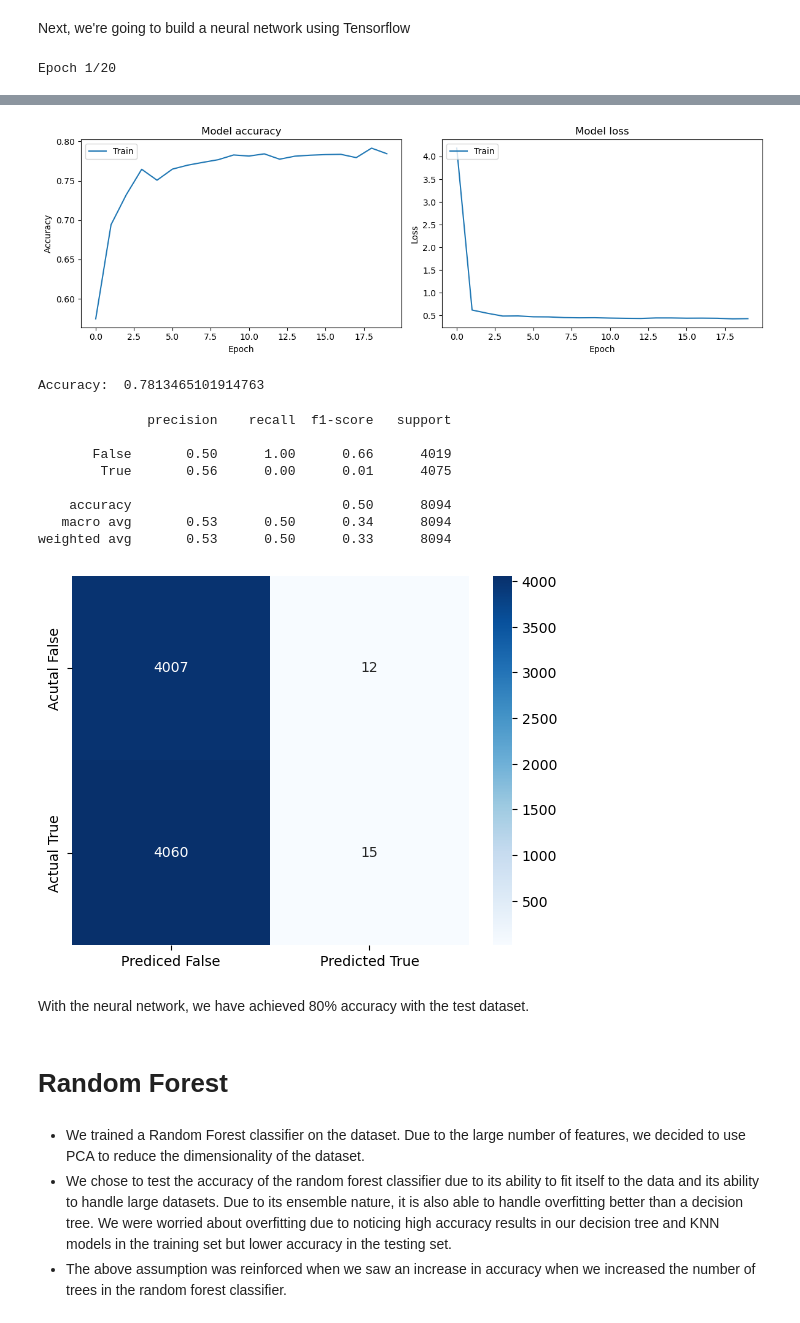
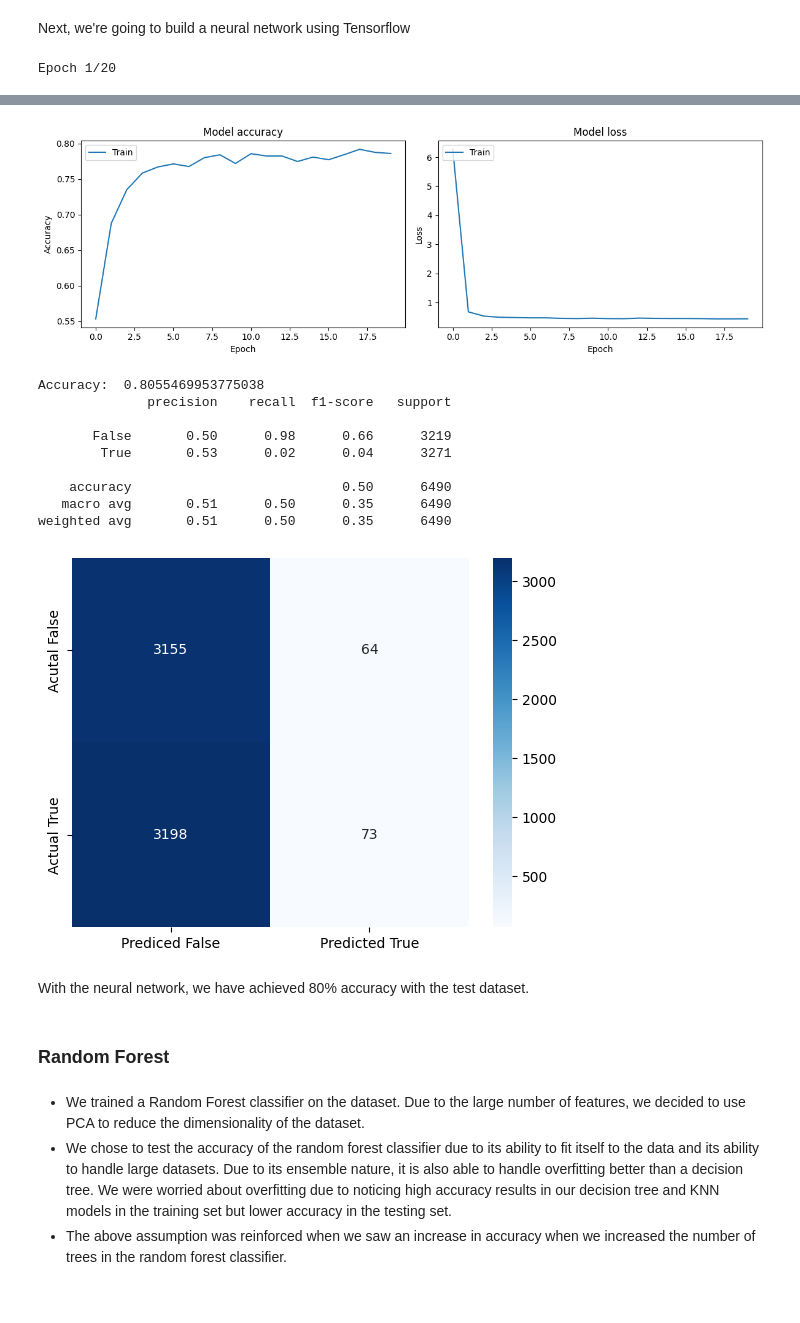
Before and after one commit to Tanyk2004/ML-finalproject, a Jupyter notebook: code.ipynb, the cells around one changed output, grey strips where cells are left out. Cells and saved outputs as stored; diff of their text form; code cells hidden in the pictures.

```diff
--- a/code.ipynb
+++ b/code.ipynb
@@ -344,21 +341,3 @@ There are a lot of outliers between all the home planets, but the general trend
 # Model Training
 # %% [markdown]
 This is a function that prints out information about the best parameters for a certain model.
-# %%
-from sklearn.model_selection import train_test_split, cross_val_score
-
-def fit_grid_search_cv(grid_search, features, labels_cv):
-
-    x_train, x_test, y_train, y_test = train_test_split(features, labels_cv, test_size=0.2)
-
-    grid_search.fit(x_train, y_train)
-
-    print("Best parameters found: ", grid_search.best_params_)
-    print("Best score found: ", grid_search.best_score_)
-    print("Best estimator found: ", grid_search.best_estimator_)
-    print("Best index found: ", grid_search.best_index_)
-
-    best_model = grid_search.best_estimator_
-    accuracy = cross_val_score(best_model, x_test, y_test, cv=5, scoring="accuracy").mean()
-    print("Accuracy = " ,accuracy)
-    return best_model
@@ -496,7 +681,6 @@ The best score while finding the best model was around 77%, and accuracy with th
 We're going to now train a support vector model.
 # %%
 from sklearn.svm import SVC
-import sklearn as sk
 
 ss = StandardScaler()
 
@@ -512,7 +696,7 @@ params_grid = {
 }
 
 inner_cv = GridSearchCV(pipeline, params_grid, cv=5, scoring='accuracy', n_jobs=-1)
-best_model = fit_grid_search_cv(inner_cv, processed_features, labels)
-print_classification_statistics(best_model, processed_features, labels)
+best_model, x_test, y_test = fit_grid_search_cv(inner_cv, df.copy())
+print_classification_statistics(best_model, x_test, y_test)
 # %% [output]
 Best parameters found:  {'pca__n_components': 18, 'svc__kernel': 'rbf'}
@@ -539,12 +723,10 @@ Next, we're going to build a neural network using Tensorflow
 # %%
 # Necessary Imports
 import tensorflow as tf
-
 from tensorflow.keras.models import Sequential
 from tensorflow.keras.layers import Dense, Dropout
 from sklearn.model_selection import train_test_split
 from sklearn.metrics import accuracy_score
-from tensorflow.keras.optimizers import          m SGD
 
 def plot_history(history):
     """
@@ -574,7 +756,16 @@ def plot_history(history):
     plt.tight_layout()
     plt.show()
 
-X_train, X_test, y_train, y_test = train_test_split(pca_df, labels, test_size=0.2)
+nn_df = df.copy()
+labels = nn_df["Transported"]
+features = nn_df.drop(labels = "Transported", axis="columns")
+
+x_train, x_test, y_train, y_test = train_test_split(features, labels, test_size=0.2)
+X_train, y_train, X_test, y_test = preprocess(x_train, y_train, x_test, y_test)
+
+pca = PCA(svd_solver='full')
+X_train = pca.fit_transform(X_train)
+X_test = pca.transform(X_test)
 
 model = Sequential([
     Dense(2048, activation='relu', input_dim=X_train.shape[1]),
@@ -594,6 +785,6 @@ plot_history(history)
 accuracy = accuracy_score(y_test, y_pred)
 print("Accuracy: ", accuracy)
 
-print_classification_statistics(best_model, pca_df, labels)
+print_classification_statistics(best_model, X_test, y_test)
 # %% [output]
 Epoch 1/20
@@ -617,18 +808,18 @@ Epoch 20/20
-[figure, old version]
+[figure, new version]
-Accuracy:  0.7813465101914763
+Accuracy:  0.8055469953775038
+              precision    recall  f1-score   support
+
+       False       0.50      0.98      0.66      3219
+        True       0.53      0.02      0.04      3271
+
+    accuracy                           0.50      6490
+   macro avg       0.51      0.50      0.35      6490
+weighted avg       0.51      0.50      0.35      6490
-              precision    recall  f1-score   support
-
-       False       0.50      1.00      0.66      4019
-        True       0.56      0.00      0.01      4075
-
-    accuracy                           0.50      8094
-   macro avg       0.53      0.50      0.34      8094
-weighted avg       0.53      0.50      0.33      8094
-[figure, old version]
+[figure, new version]
 # %% [markdown]
 With the neural network, we have achieved 80% accuracy with the test dataset.
 # %% [markdown]
-# Random Forest
+### Random Forest
 # %% [markdown]
 - We trained a Random Forest classifier on the dataset. Due to the large number of features, we decided to use PCA to reduce the dimensionality of the dataset.
 - We chose to test the accuracy of the random forest classifier due to its ability to fit itself to the data and its ability to handle large datasets. Due to its ensemble nature, it is also able to handle overfitting better than a decision tree. We were worried about overfitting due to noticing high accuracy results in our decision tree and KNN models in the training set but lower accuracy in the testing set.
```
Also changed, not shown: parts of 14 cells of this notebook.
